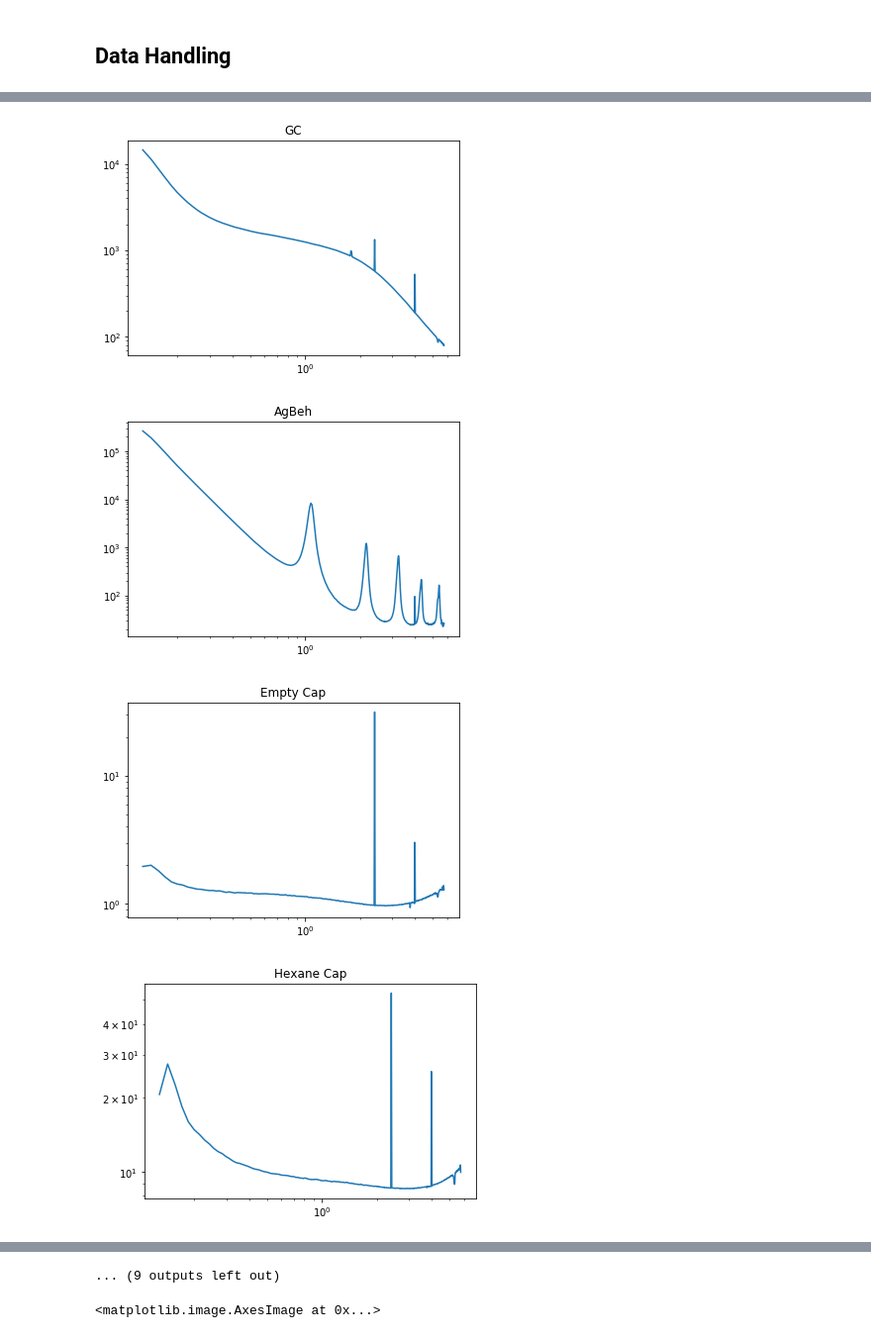
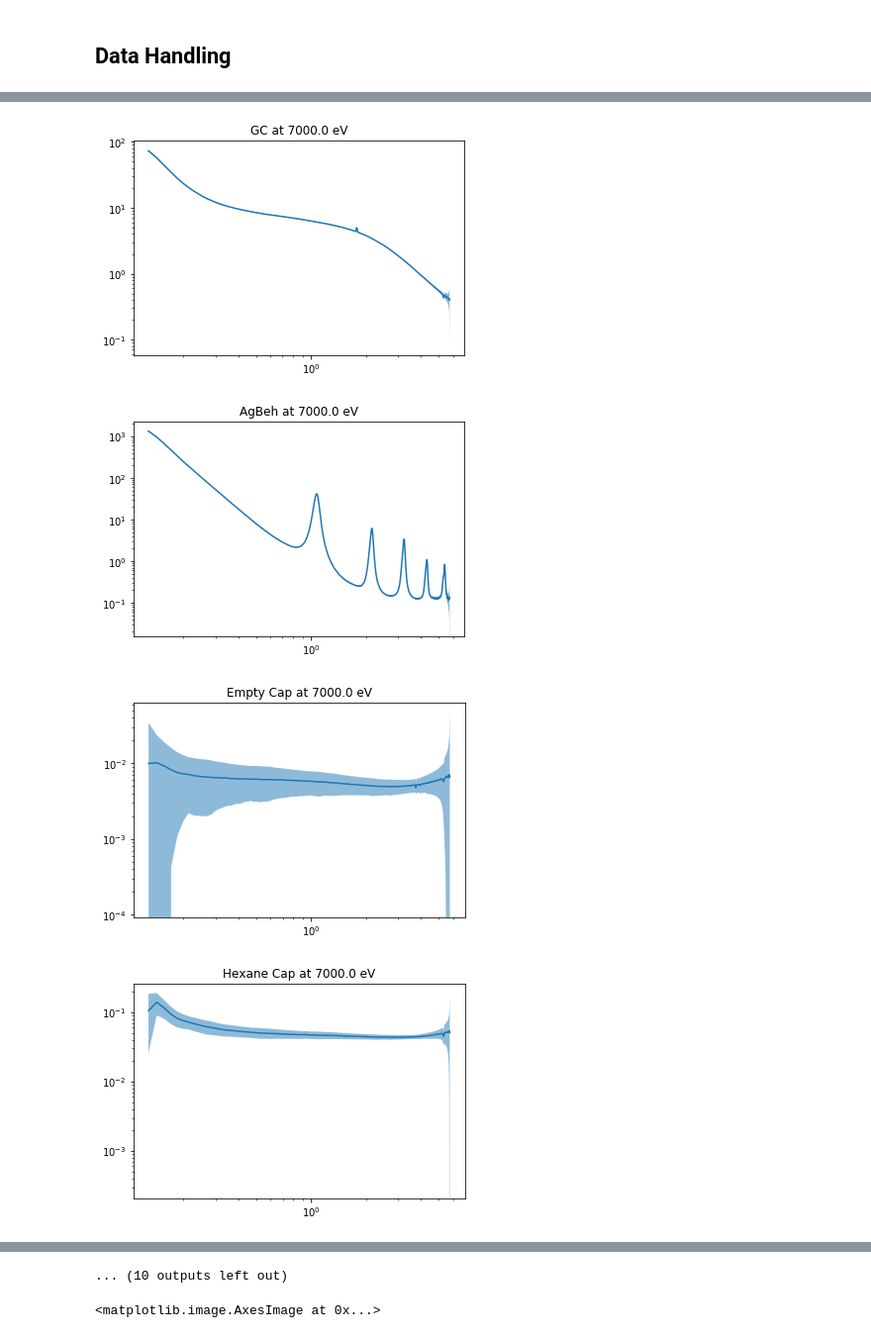
Before and after one commit to EikeGericke/pyASAXS, a Jupyter notebook: ASAXS_DataReduction.ipynb, the cells around one changed output, grey strips where cells are left out. Shown: that part at 99% size. Cells and saved outputs as stored; diff of their text form; code cells hidden in the pictures.

```diff
--- a/ASAXS_DataReduction.ipynb
+++ b/ASAXS_DataReduction.ipynb
@@ -49,7 +49,7 @@ pathTo_ReferenceFile = 'files\GC-Calibration_Final\GC-K_54um-c.dat'
 # For the azimuthal integration result
 bin_number = 400 #how many data points are generated in 1D curves
 pixelsize = 172e-6 #m
-scale = 10  # upscaling of poisson error for visibility
+scale = 1  # upscaling of poisson error for visibility
 
 #read the meta file
 path_to_metaFile = data_dir + os.sep + metaFileName
@@ -57,6 +57,7 @@ metaFrame = pd.read_csv(path_to_metaFile, sep='\t',index_col=0)
 
 # Define divice identifiers
 sampleName = 'SampleName'
+tiffNumber = 'Pilatus_Tiff'
 monitorDiode = 'Keysight4'
 monitorDeviation = 'Keysight4:StandardDeviation'
 transmissionDiode = 'Keysight1'
@@ -95,6 +96,24 @@ energy_old = 'False'
 stDetDist_old = 'False'
 maskFile_old = 'False'
 correctionFrame = pd.DataFrame()
+
+#Create Output Directories
+pathSave_to1D = data_dir + os.sep + 'Corrected_1D'
+pathSave_to2D = data_dir + os.sep + 'Corrected_2D'
+
+if not os.path.exists(pathSave_to1D):
+    os.mkdir(pathSave_to1D)
+    print("Directory " , pathSave_to1D ,  " Created ")
+else:
+    print("Directory " , pathSave_to1D ,  " already exists")
+
+if not os.path.exists(pathSave_to2D):
+    os.mkdir(pathSave_to2D)
+    print("Directory " , pathSave_to2D ,  " Created ")
+else:
+    print("Directory " , pathSave_to2D ,  " already exists")
+
+
 
 for element in metaFrame.index:
     # read the image
@@ -112,6 +131,7 @@ for element in metaFrame.index:
     acqTime = metaFrame[acquisitionTime][element]
     thickness = metaFrame[sampleThickness][element]
     energy = metaFrame[xray_energy][element]
+    tifNum = metaFrame[tiffNumber][element]
 
     empty_monitorI = metaFrame[monitorDiode][metaFrame['Empty_Index'][element]]
     empty_transmI = metaFrame[transmissionDiode][metaFrame['Empty_Index'][element]]
@@ -164,7 +184,7 @@ for element in metaFrame.index:
     else:
         usedReference_index = int(metaFrame['Reference_Index'][element])
         # read the Reference image
-        tiffName_Ref = metaFrame['Pilatus_filename'][metaFrame['Reference_Index'][usedReference_index]].split('/')[-1]
+        tiffName_Ref = metaFrame['Pilatus_filename'][usedReference_index].split('/')[-1]
         tiffPath_Ref = data_dir + os.sep + tiffName_Ref
         image_object_Ref = fabio.open(tiffPath_Ref)
         image_Ref = image_object_Ref.data
@@ -181,6 +201,7 @@ for element in metaFrame.index:
         monitorI_Ref_dev = metaFrame[monitorDeviation][usedReference_index]
         transmI_Ref_dev = metaFrame[transmissionDeviation][usedReference_index]
         acqTime_Ref = metaFrame[acquisitionTime][usedReference_index]
+        thickness_Ref = metaFrame[sampleThickness][usedReference_index]
 
         energy = metaFrame[xray_energy][usedReference_index]
         wavelength = con.h * con.c / con.e / energy  # m
@@ -203,8 +224,9 @@ for element in metaFrame.index:
 
         # normalizing Reference image
         image_Ref = image_Ref / monitorI_Ref / acqTime_Ref / image_transmission_Ref
-        image_Empty = image_Empty / empty_monitorI_Ref / empty_acqTime / image_transmission_Ref
+        image_Empty = image_Empty / empty_monitorI_Ref / empty_acqTime / image_transmission_Empty
         image_Ref = image_Ref - image_Empty
+        image_Ref = image_Ref/thickness_Ref
 
         print('x_Center is',x_Center,'Reference is:',tiffName_Ref,'| Empty is:', tiffName_Empty)
 
@@ -283,19 +305,26 @@ for element in metaFrame.index:
         ai_mask = ai_mask_object.data
 
     # usage of integrate 1d method
+    image = image * calibrationFactor
     q, I, e = ai.integrate1d(image, bin_number, error_model='poisson', mask=ai_mask)
-    I = I * calibrationFactor
-    e = e * calibrationFactor
+    #I = I * calibrationFactor
+    #e = e * calibrationFactor
 
+    plotTirle_str = str(name)+' at '+str(round(energy))+' eV'
     fig, ax = plt.subplots()
     ax.fill_between(q, I + scale * e, I - scale * e, alpha=0.5)
     ax.plot(q, I)
-    plt.title(name, fontdict=None, loc='center', pad=None)
+    plt.title(plotTirle_str, fontdict=None, loc='center', pad=None)
     ax.loglog()
 
-    correctionFrame = correctionFrame.append({'SampleName_Reduction':name,'Transm':image_transmission, 'TransmDev':image_transmission_deviation,'BackGrTransm':image_transmission_BG,'ReferenceTransm':image_transmission_Ref},ignore_index=True)
+    correctionFrame = correctionFrame.append({'SampleName_Reduction':name,'Transm':image_transmission, 'TransmDev':image_transmission_deviation,'BackGrTransm':image_transmission_BG,'ReferenceTransm':image_transmission_Ref,'AbsCalibrationFactor':calibrationFactor},ignore_index=True)
     #fig, ax = plt.subplots()
     #ax.imshow(image, norm=LogNorm())
 
+    # Save Numpy array to csv with header
+
+    save_file_name = pathSave_to1D+os.sep+str(name)+'_'+str(round(energy))+'_eV_Tif_'+str(tifNum)+'.csv'
+    np.savetxt(save_file_name, np.column_stack((q, I, e)), delimiter='\t', header='q in nm-1\tI\tpoisson_error')
+
 outputFrame = metaFrame.join(correctionFrame)
 # %% [output]
@@ -312,4 +343,4 @@ known 3.705720409 experimental 13755479.46393196 factor 2.6939958136077445e-07
-[figure, old version]
+[figure, new version]
-[figure, old version]
+[figure, new version]
-[figure, old version]
+[figure, new version]
-[figure, old version]
+[figure, new version]
@@ -320,4 +350,4 @@ known 3.705720409 experimental 13755479.46393196 factor 2.6939958136077445e-07
-... (9 outputs left out)
+... (10 outputs left out)
 # %%
 fig, ax = plt.subplots()
 ax.imshow(image_Ref, norm=LogNorm())
```
Also changed, not shown: parts of 3 cells of this notebook, 22 other files.
